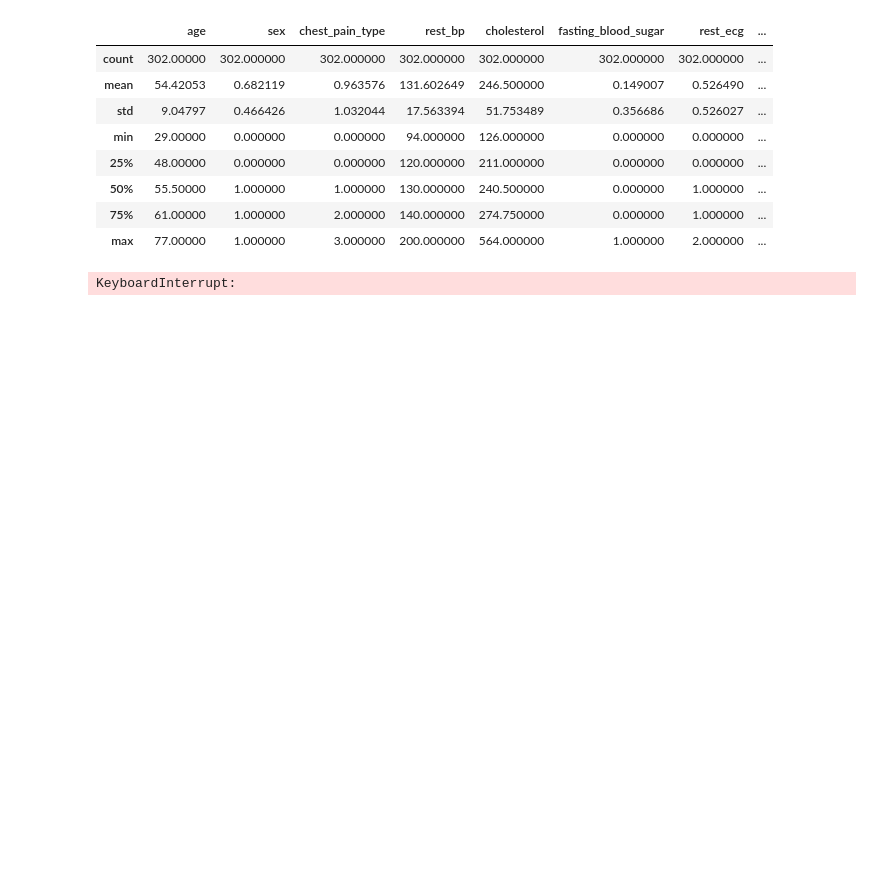
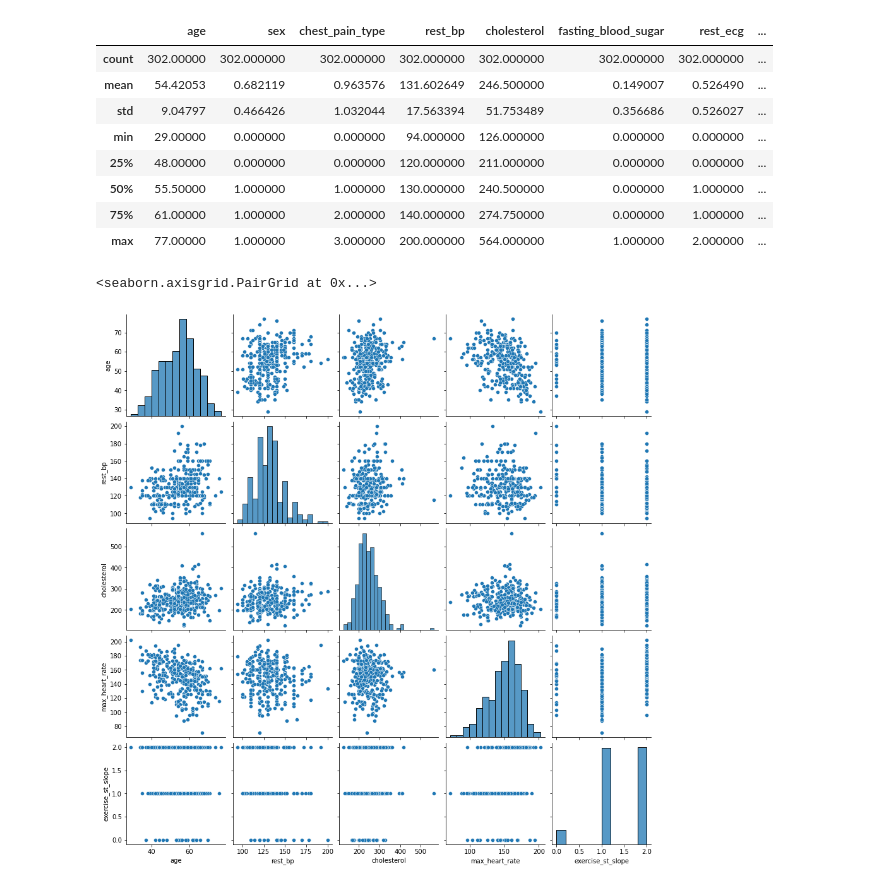
Before and after one commit to Zenoix/Heart-Disease-Dataset, a Jupyter notebook: notebook.ipynb, the cells around one changed output. Saved outputs shown, nothing was run; the diff lists cells and outputs as text; code cells hidden in the pictures; blank space fills up the shorter version.

```diff
--- a/notebook.ipynb
+++ b/notebook.ipynb
@@ -127,6 +127,7 @@ df.describe()
 | 75% | 61.00000 | 1.000000 | 2.000000 | 140.000000 | 274.750000 | 0.000000 | 1.000000 | ... |
 | max | 77.00000 | 1.000000 | 3.000000 | 200.000000 | 564.000000 | 1.000000 | 2.000000 | ... |
 # %%
-sns.pairplot(df)
+sns.pairplot(df[["age", "rest_bp", "cholesterol", "max_heart_rate", "exercise_st_slope"]])
 # %% [output]
-KeyboardInterrupt:
+<seaborn.axisgrid.PairGrid at 0x...>
+[figure, added]
```
